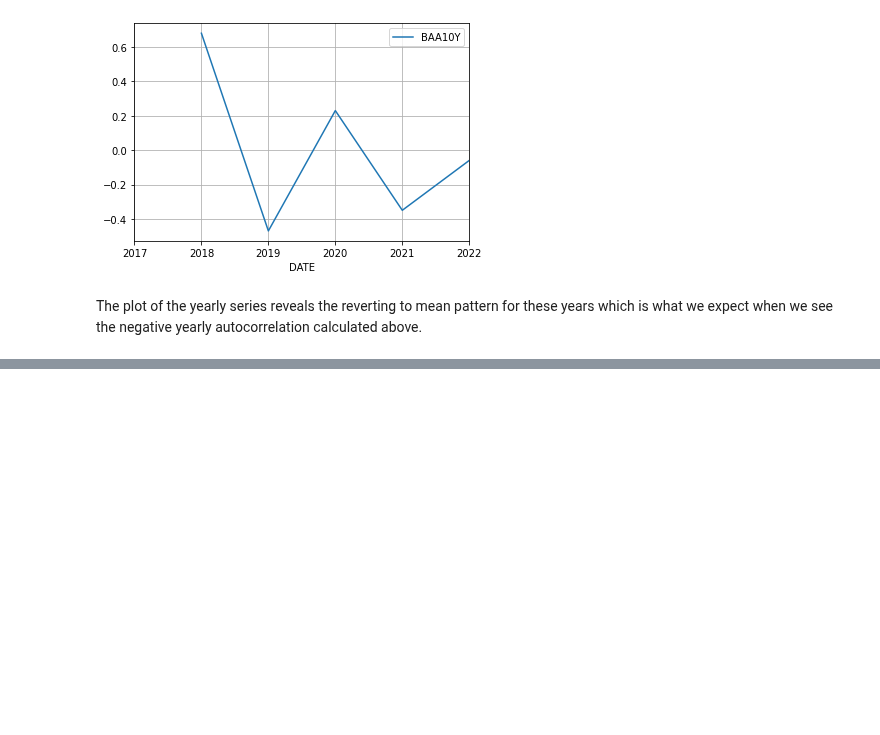
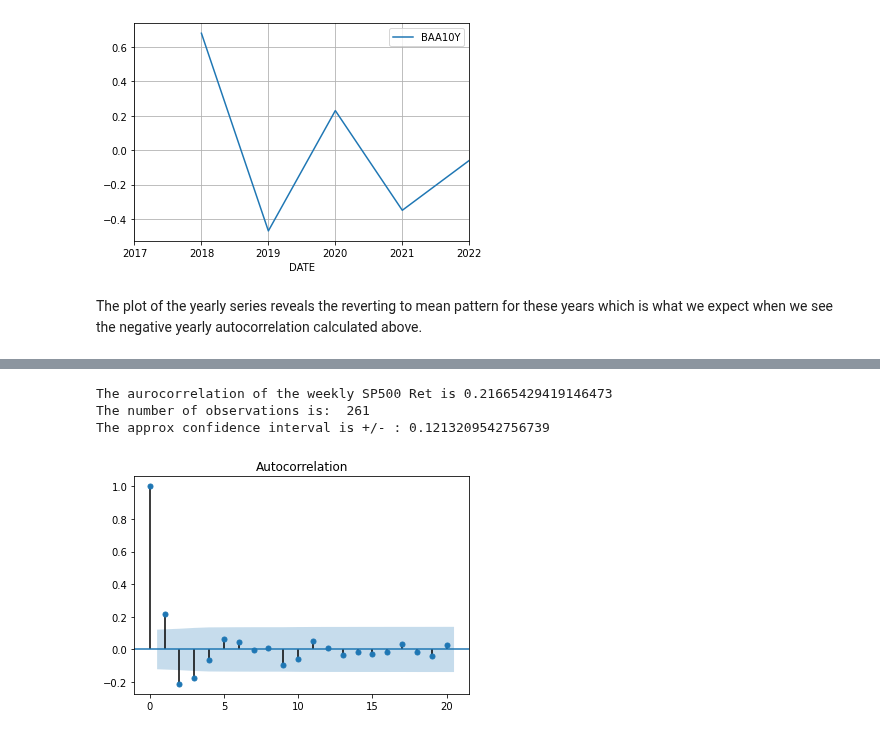
Before and after one commit to flyin01/dc, a Jupyter notebook: time_series_analysis.ipynb, the cells around one changed output, grey strips where cells are left out. Drawn from its saved outputs; the diff is of its cells as text; code cells hidden in the pictures; blank space fills up the shorter version.

```diff
--- a/time_series_analysis.ipynb
+++ b/time_series_analysis.ipynb
@@ -514,0 +610,4 @@ The plot of the yearly series reveals the reverting to mean pattern for these ye
+# %%
+# OMA create weekly data by convering daily data
+weekly_data = df[['SP500_Ret']].resample(rule='W').last()
+weekly_data
@@ -514,0 +629,23 @@ The plot of the yearly series reveals the reverting to mean pattern for these ye
+# %%
+from math import sqrt
+
+# Compute and print the autocorrelation of the weekly data
+autocorrelation = weekly_data['SP500_Ret'].autocorr()
+print("The aurocorrelation of the weekly SP500 Ret is", autocorrelation)
+
+# Find the number of observations in the df
+nobs = len(weekly_data)
+print("The number of observations is: ", nobs)
+
+# Compute the approximate confidence interval
+conf = 1.96/sqrt(nobs)
+print("The approx confidence interval is +/- :", conf)
+
+# Plot the autocorrelation function with 95% conf interval and 20 lags
+plot_acf(weekly_data, alpha=0.05, lags=20)
+plt.show()
+# %% [output]
+The aurocorrelation of the weekly SP500 Ret is 0.21665429419146473
+The number of observations is:  261
+The approx confidence interval is +/- : 0.1213209542756739
+[figure, added]
```
Also changed, not shown: parts of 14 cells of this notebook.
